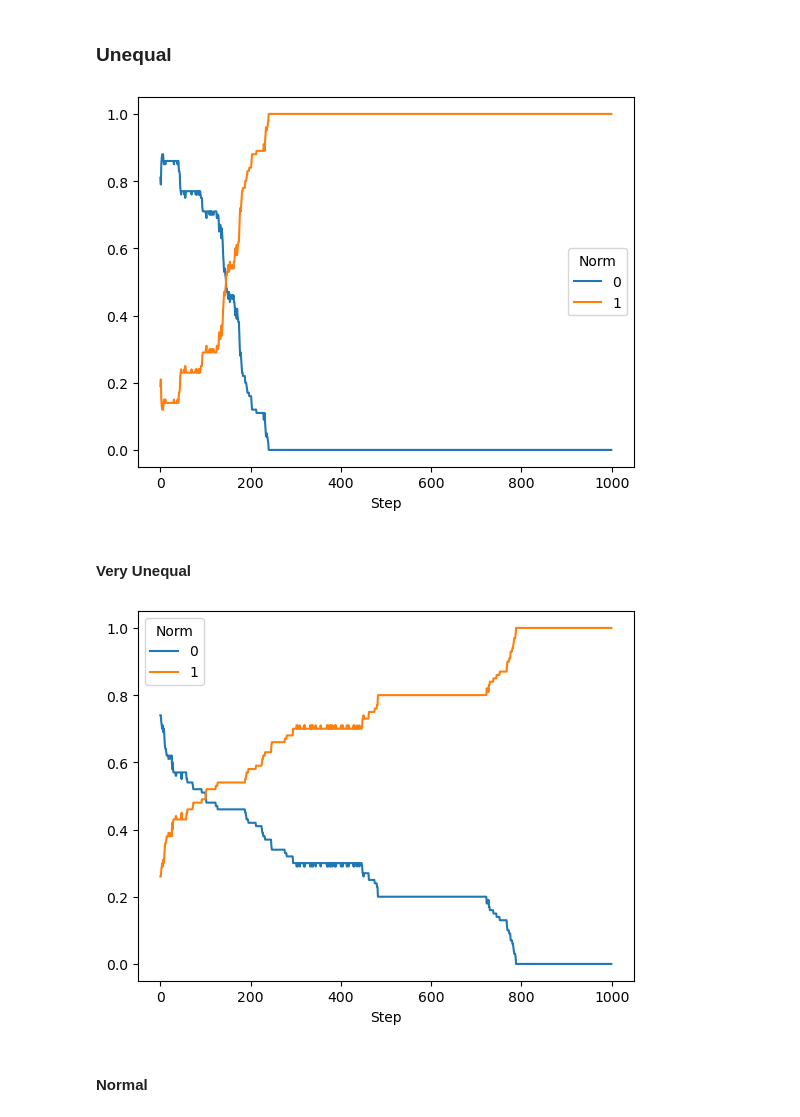
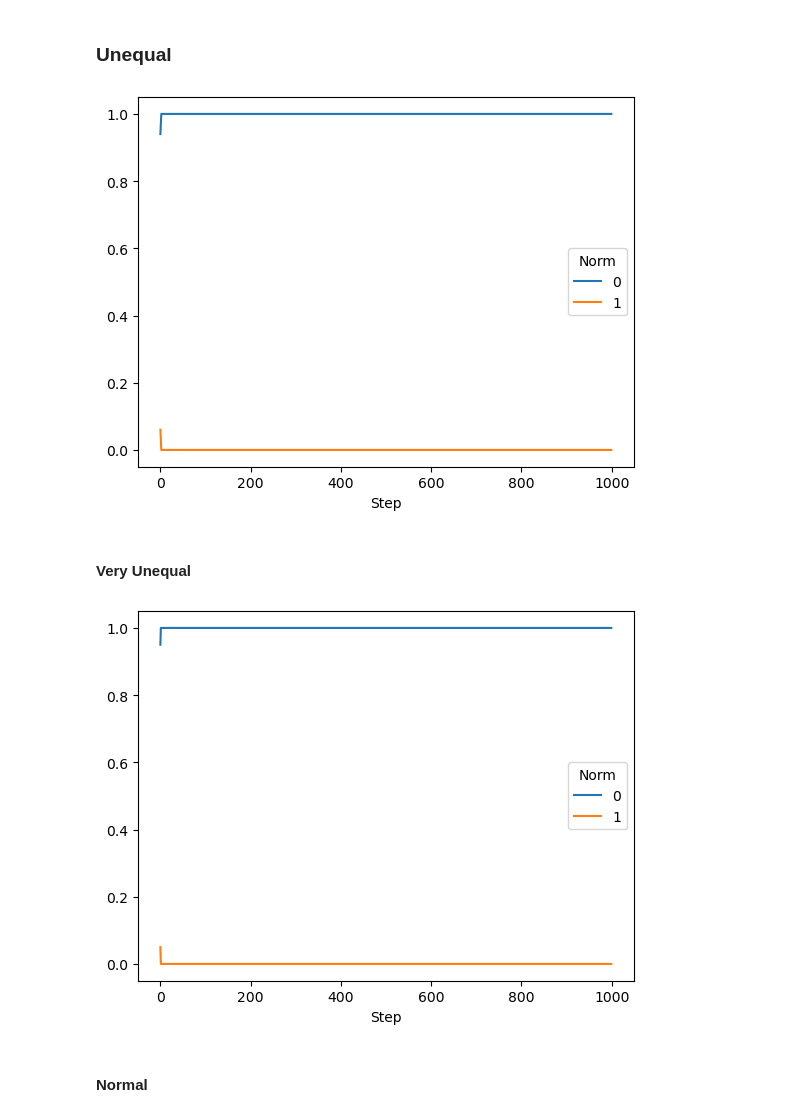
Before and after one commit to pollockDeVis/sfi_hw_normal_change, a Jupyter notebook: combined_model.ipynb, the cells around one changed output. Cells and saved outputs as stored; diff of their text form; code cells hidden in the pictures.

```diff
--- a/combined_model.ipynb
+++ b/combined_model.ipynb
@@ -250,7 +250,7 @@ params = {
     "salary": 1, # This can vary
     "expenditure": 5,
     "donation_ratio": 0.01,
-    "ratio_of_altruistic_agents": 0.2, # Main thing that we change #0.152 to 0.153
+    "ratio_of_altruistic_agents": 0.05, # Main thing that we change #0.152 to 0.153
     "wealth_distribution": "unequal"
 }
 
@@ -267,41 +267,41 @@ norm_counts = data.groupby("Step")["Norm"].value_counts(normalize=True).unstack(
 norm_counts.plot()
 plt.show()
 # %% [output]
-[figure, old version]
+[figure, new version]
 # %% [markdown]
 #### Very Unequal
 # %%
 
 
 # Example usage
 params = {
     "num_agents": 100, # Can increase this
     "avg_node_degree": 4,
     "rewiring_prob": 0.1,
     "initial_wealth": 100, # Can be heterogenous
     "growth_rate": 0.01,
     "trade_ratio": 0.05,
     "salary": 1, # This can vary
     "expenditure": 5,
     "donation_ratio": 0.01,
-    "ratio_of_altruistic_agents": 0.2, # Main thing that we change #0.152 to 0.153
+    "ratio_of_altruistic_agents": 0.05, # Main thing that we change #0.152 to 0.153
     "wealth_distribution": "very_unequal"
 }
 
 timesteps = 1000
 model = SocialNormModel(**params)
 model.run_model(timesteps)
 
 # # Data collection results
 data = model.datacollector.get_agent_vars_dataframe()
 # print(data)
 
 # Plot the percentage of altruistic agents over time
 norm_counts = data.groupby("Step")["Norm"].value_counts(normalize=True).unstack().fillna(0)
 norm_counts.plot()
 plt.show()
 # %% [output]
-[figure, old version]
+[figure, new version]
 # %% [markdown]
 #### Normal
 # %%
```
Also changed, not shown: parts of 2 cells of this notebook.
